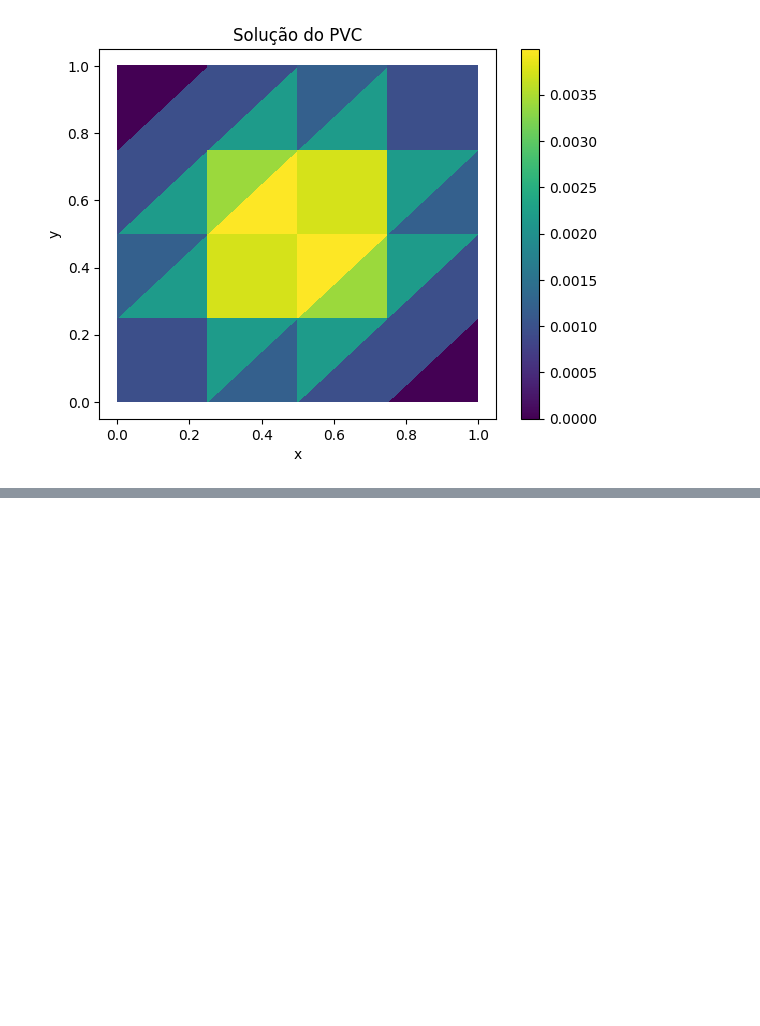
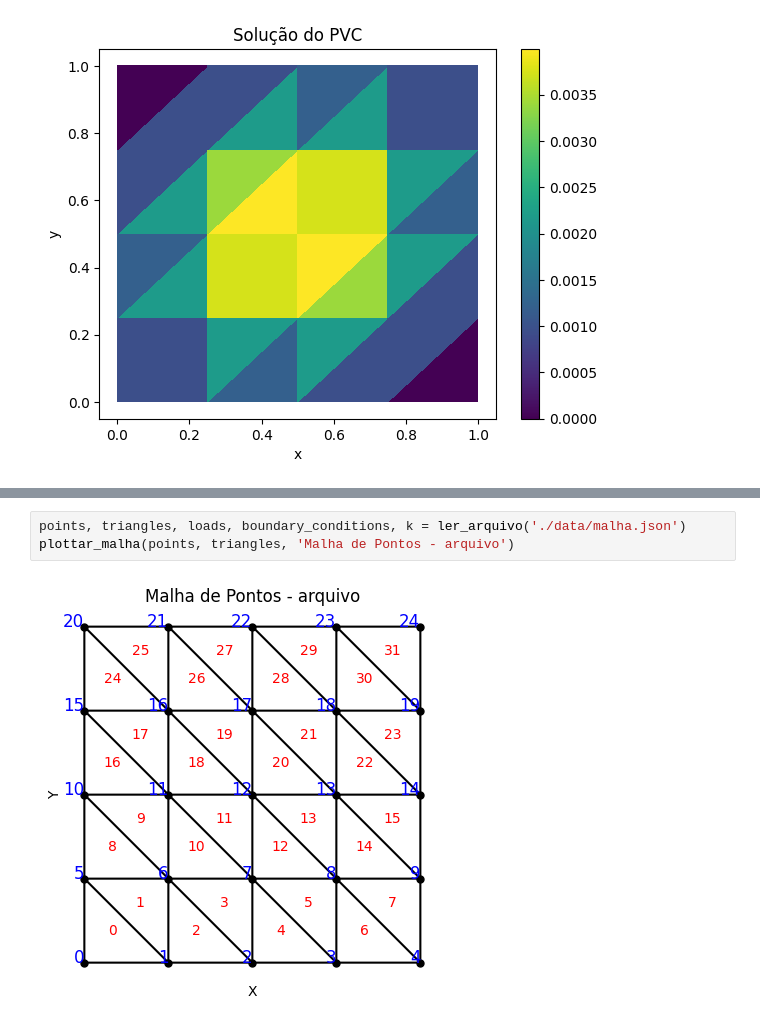
Before and after one commit to carloshenriquefbf/computational-linear-algebra, a Jupyter notebook: PVC.ipynb, the cells around one changed output, grey strips where cells are left out. Cells and saved outputs as stored; diff of their text form; blank space fills up the shorter version.

```diff
--- a/PVC.ipynb
+++ b/PVC.ipynb
@@ -317,0 +370,5 @@ plottar_solucao(points, triangles, U)
+# %%
+points, triangles, loads, boundary_conditions, k = ler_arquivo('./data/malha.json')
+plottar_malha(points, triangles, 'Malha de Pontos - arquivo')
+# %% [output]
+[figure, added]
```
Also changed, not shown: parts of 8 cells of this notebook, 3 other files.
